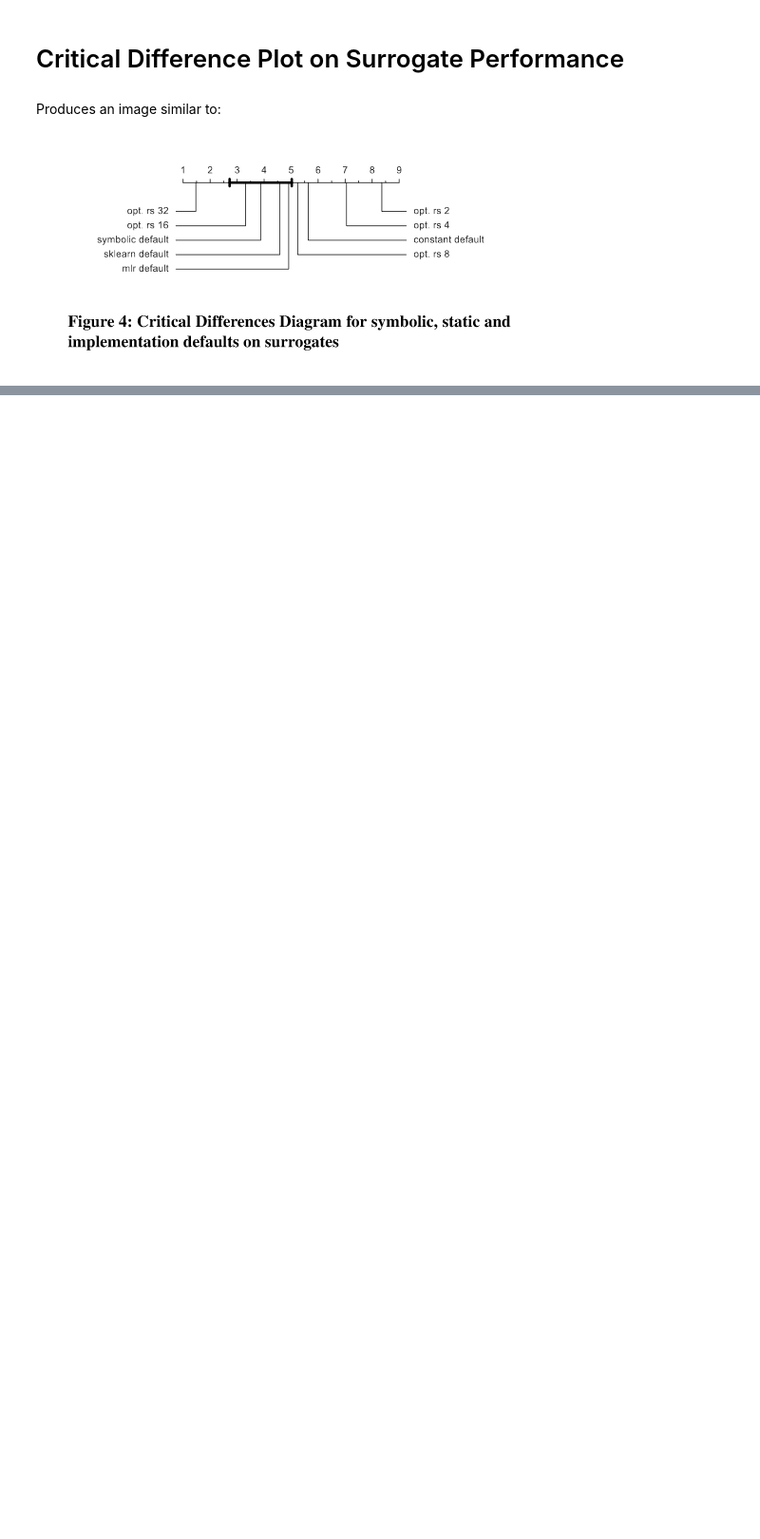
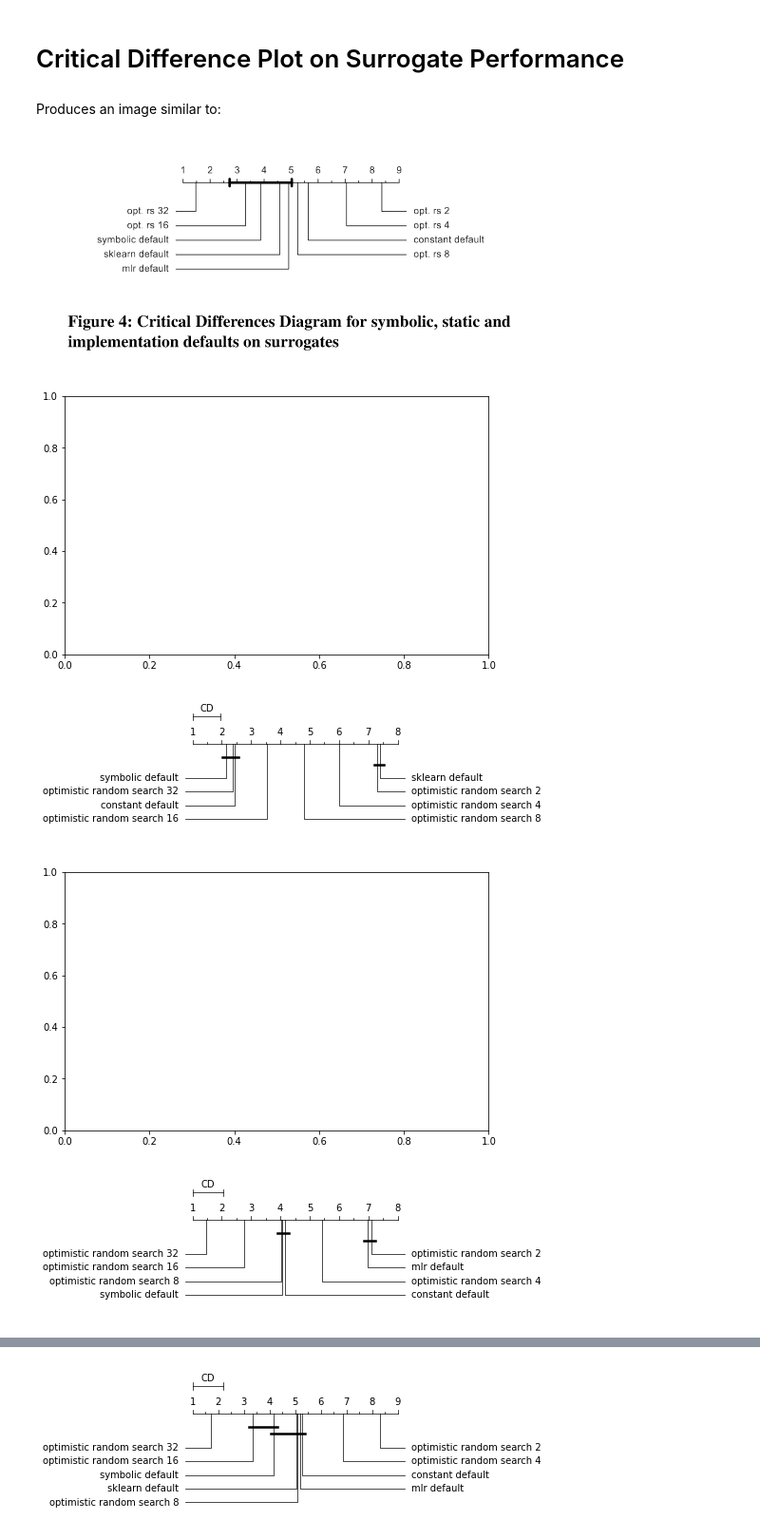
Before and after one commit to PGijsbers/symbolicdefaults, a Jupyter notebook: Figures/Figure 4 - Critical Difference based on Surrogates.ipynb, the cells around one changed output, grey strips where cells are left out. Shown at 95% size. Saved outputs shown, nothing was run; the diff lists cells and outputs as text; code cells hidden in the pictures; blank space fills up the shorter version.

Commit message:
Update for multiple learners

```diff
--- a/Figures/Figure 4 - Critical Difference based on Surrogates.ipynb
+++ b/Figures/Figure 4 - Critical Difference based on Surrogates.ipynb
@@ -32,10 +34,25 @@ all_methods["category"] = all_methods.apply(category_from_row, axis=1)
 # %%
 import Orange
 # %%
-learner = "svm"
-learner_data = all_methods[all_methods.learner == learner].copy()
-learner_data["optimizer_rank"] = learner_data.groupby("task").surrogate_score.rank(ascending=False)
-n_tasks = learner_data.task.nunique()
-names = learner_data.optimizer.unique()
-average_rank_df = learner_data.groupby("category", as_index=False)["optimizer_rank"].mean()
-critical_difference = Orange.evaluation.compute_CD(average_rank_df["optimizer_rank"], n_tasks)
+for learner in all_methods.learner.unique():
+    fig, ax = plt.subplots(nrows=1, ncols=1, figsize=(8, 5))
+    learner_data = all_methods[all_methods.learner == learner].copy()
+    learner_data["optimizer_rank"] = learner_data.groupby("task").surrogate_score.rank(ascending=False)
+    n_tasks = learner_data.task.nunique()
+    names = learner_data.optimizer.unique()
+    average_rank_df = learner_data.groupby("category", as_index=False)["optimizer_rank"].mean()
+    critical_difference = Orange.evaluation.compute_CD(average_rank_df["optimizer_rank"], n_tasks)
+    Orange.evaluation.graph_ranks(
+        average_rank_df["optimizer_rank"],
+        average_rank_df["category"],
+        # cdmethod = (average_rank_df["category"] == "symbolic default").argmax(),
+        cd=critical_difference,
+        width=6,
+        textspace=1.5
+    )
+    plt.savefig(f"generated/Figure4/cd_surrogates_{learner}.pdf", bbox_inches='tight', pad_inches=.1)
+# %% [output]
+[figure, added]
+[figure, added]
+[figure, added]
+[figure, added]
@@ -41,0 +60 @@ critical_difference = Orange.evaluation.compute_CD(average_rank_df["optimizer_ra
+[figure, added]
```
Also changed, not shown: parts of 9 cells of this notebook.
